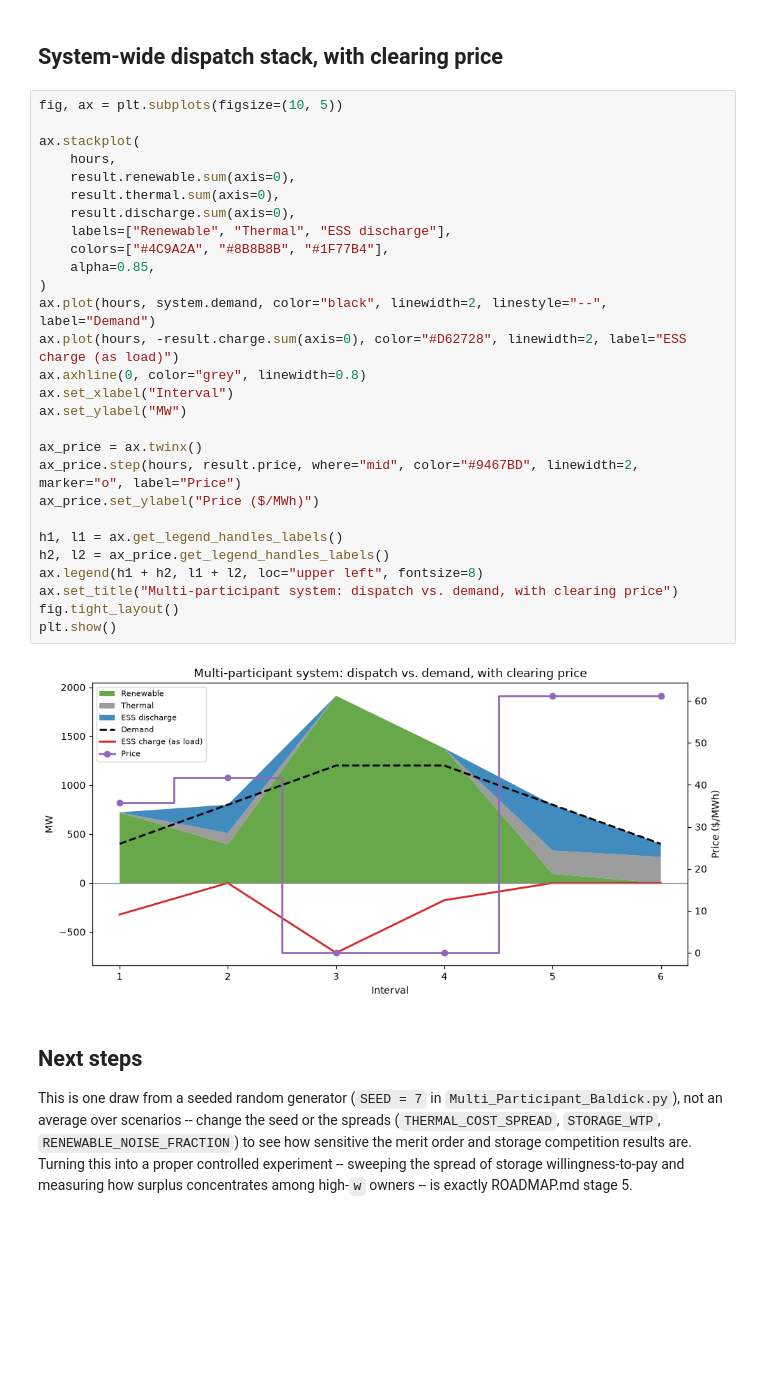
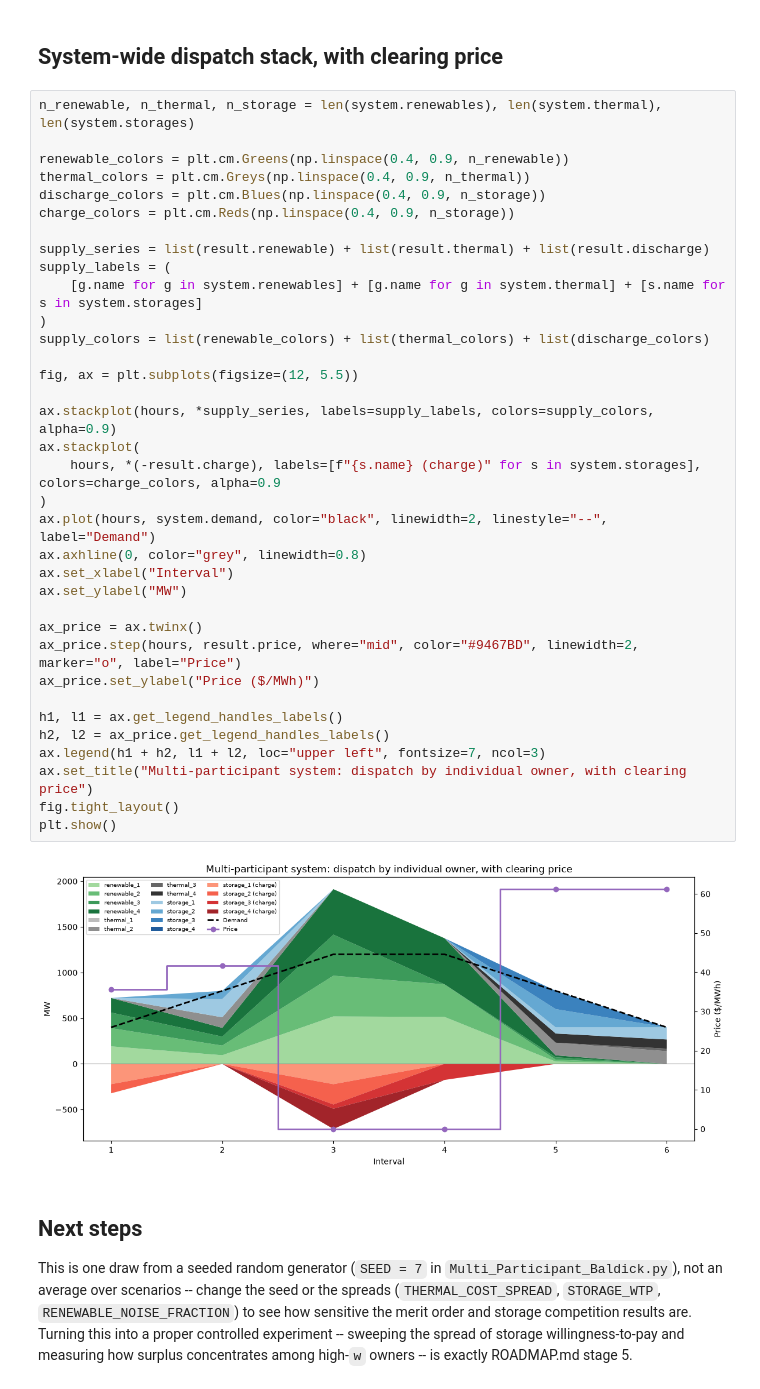
Before and after one commit to ccanoyrac/ESS-equivalent-bids-from-SOC-DA-market, a Jupyter notebook: Code/notebooks/Multi_Participant_Baldick.ipynb, the cells around one changed output. Saved outputs shown, nothing was run; the diff lists cells and outputs as text; blank space fills up the shorter version.

Commit message:
Show each individual owner in the dispatch stack, not just technology totals
The final dispatch plot in Multi_Participant_Baldick.ipynb stacked
result.renewable.sum(axis=0)/thermal.sum(axis=0)/discharge.sum(axis=0) --
three technology totals. Replaced with one stacked area per owner (4
renewables in shades of green, 4 thermal in shades of grey, 4 storage
discharge in shades of blue via per-technology colormaps), plus ESS charge
broken out per owner too as a second stackplot call stacking negative values
below zero (4 shades of red). Demand and clearing price overlays unchanged.

Co-Authored-By: Claude Sonnet 5 <noreply@anthropic.com>

```diff
--- a/Code/notebooks/Multi_Participant_Baldick.ipynb
+++ b/Code/notebooks/Multi_Participant_Baldick.ipynb
@@ -214,35 +214,42 @@ meaningful about these four owners.
 # %% [markdown]
 ## System-wide dispatch stack, with clearing price
 # %%
-fig, ax = plt.subplots(figsize=(10, 5))
+n_renewable, n_thermal, n_storage = len(system.renewables), len(system.thermal), len(system.storages)
 
+renewable_colors = plt.cm.Greens(np.linspace(0.4, 0.9, n_renewable))
+thermal_colors = plt.cm.Greys(np.linspace(0.4, 0.9, n_thermal))
+discharge_colors = plt.cm.Blues(np.linspace(0.4, 0.9, n_storage))
+charge_colors = plt.cm.Reds(np.linspace(0.4, 0.9, n_storage))
+
+supply_series = list(result.renewable) + list(result.thermal) + list(result.discharge)
+supply_labels = (
+    [g.name for g in system.renewables] + [g.name for g in system.thermal] + [s.name for s in system.storages]
+)
+supply_colors = list(renewable_colors) + list(thermal_colors) + list(discharge_colors)
+
+fig, ax = plt.subplots(figsize=(12, 5.5))
+
+ax.stackplot(hours, *supply_series, labels=supply_labels, colors=supply_colors, alpha=0.9)
 ax.stackplot(
-    hours,
-    result.renewable.sum(axis=0),
-    result.thermal.sum(axis=0),
-    result.discharge.sum(axis=0),
-    labels=["Renewable", "Thermal", "ESS discharge"],
-    colors=["#4C9A2A", "#8B8B8B", "#1F77B4"],
-    alpha=0.85,
+    hours, *(-result.charge), labels=[f"{s.name} (charge)" for s in system.storages], colors=charge_colors, alpha=0.9
 )
 ax.plot(hours, system.demand, color="black", linewidth=2, linestyle="--", label="Demand")
-ax.plot(hours, -result.charge.sum(axis=0), color="#D62728", linewidth=2, label="ESS charge (as load)")
 ax.axhline(0, color="grey", linewidth=0.8)
 ax.set_xlabel("Interval")
 ax.set_ylabel("MW")
 
 ax_price = ax.twinx()
 ax_price.step(hours, result.price, where="mid", color="#9467BD", linewidth=2, marker="o", label="Price")
 ax_price.set_ylabel("Price ($/MWh)")
 
 h1, l1 = ax.get_legend_handles_labels()
 h2, l2 = ax_price.get_legend_handles_labels()
-ax.legend(h1 + h2, l1 + l2, loc="upper left", fontsize=8)
-ax.set_title("Multi-participant system: dispatch vs. demand, with clearing price")
+ax.legend(h1 + h2, l1 + l2, loc="upper left", fontsize=7, ncol=3)
+ax.set_title("Multi-participant system: dispatch by individual owner, with clearing price")
 fig.tight_layout()
 plt.show()
 # %% [output]
-[figure, old version]
+[figure, new version]
 # %% [markdown]
 ## Next steps
 
```
